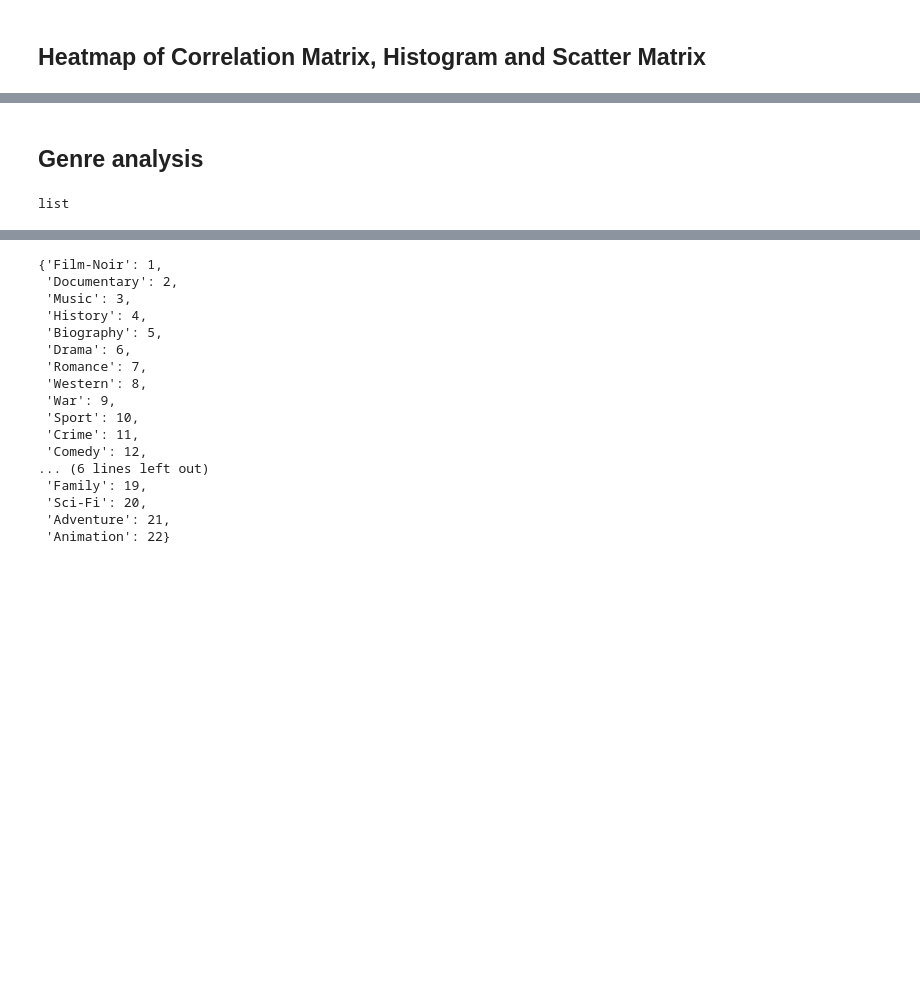
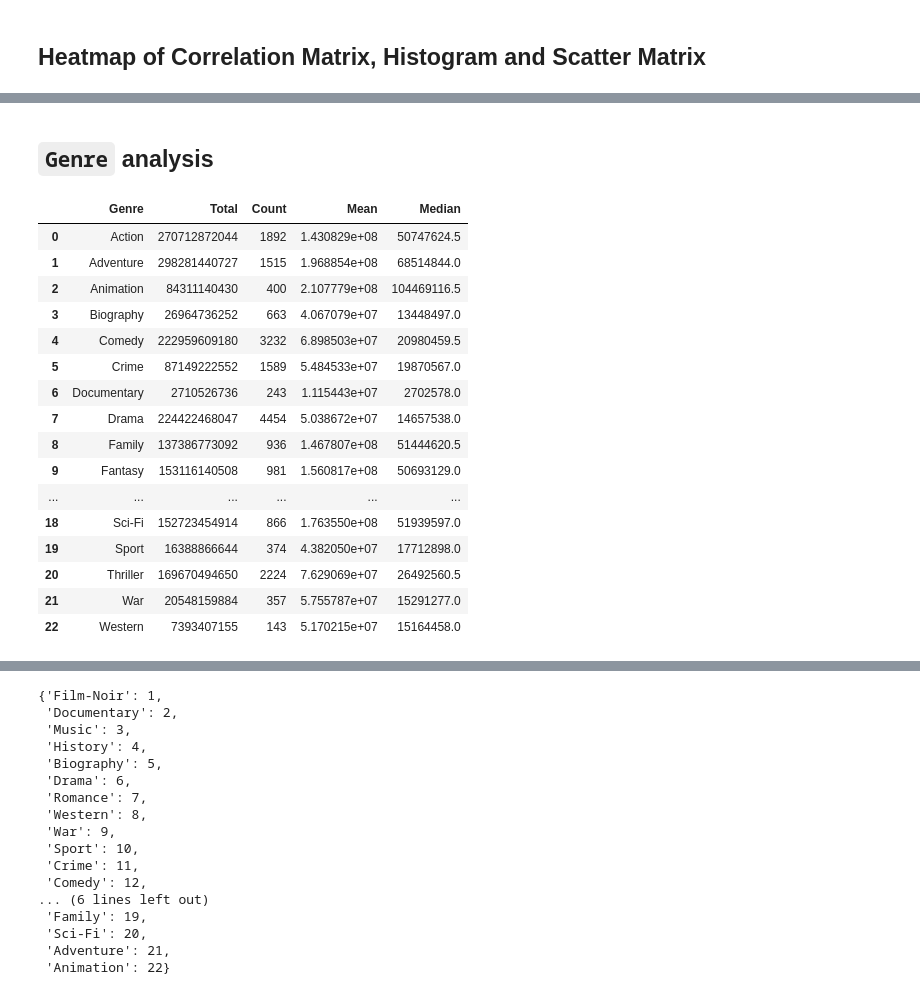
Before and after one commit to theobmgit/bor-prediction-analysis, a Jupyter notebook: notebook/ExploratoryAnalysis.ipynb, the cells around one changed output, grey strips where cells are left out. Saved outputs shown, nothing was run; the diff lists cells and outputs as text; code cells hidden in the pictures; blank space fills up the shorter version.

```diff
--- a/notebook/ExploratoryAnalysis.ipynb
+++ b/notebook/ExploratoryAnalysis.ipynb
@@ -5,14 +3,13 @@ In this part we conduct EDA
 # %%
 import pandas as pd
-import numpy as np
 import seaborn as sns
 import matplotlib.pyplot as plt
-import random
 import warnings
+
 warnings.filterwarnings('ignore')
 sns.set_theme(style="whitegrid")
-data=pd.read_csv('../dataset/processed/cleanedData.csv')
-data.head(2)
+data = pd.read_csv('../dataset/processed/cleaned_data.csv')
+data.head()
 # %% [output]
 |  | Movie_Title | Movie_ID | Budget | Cast | Crew | Studios | Genre | Keywords | Languages | Countries | ... |
 | 0 | Star Wars: Episode VII - The Forc... | 2488496 | 245000000 | ['Daisy Ridley', 'John Boyega', '... | ['Lawrence Kasdan', 'Michael Arnd... | ['Lucasfilm', 'Bad Robot', 'Truen... | ['Action', 'Adventure', 'Sci-Fi'] | ['reboot', 'sanitation employee',... | ['English'] | ['United States'] | ... |
@@ -130,7 +149,24 @@ final=data.copy()
 # %% [markdown]
-## Genre analysis
+## `Genre` analysis
-# %%
-type(data['Genre'][0])
-# %% [output]
-list
+# %%
+genre = parseWithMoneyAndCount(data, 'Genre')
+genre
+# %% [output]
+|  | Genre | Total | Count | Mean | Median |
+| 0 | Action | 270712872044 | 1892 | 1.430829e+08 | 50747624.5 |
+| 1 | Adventure | 298281440727 | 1515 | 1.968854e+08 | 68514844.0 |
+| 2 | Animation | 84311140430 | 400 | 2.107779e+08 | 104469116.5 |
+| 3 | Biography | 26964736252 | 663 | 4.067079e+07 | 13448497.0 |
+| 4 | Comedy | 222959609180 | 3232 | 6.898503e+07 | 20980459.5 |
+| 5 | Crime | 87149222552 | 1589 | 5.484533e+07 | 19870567.0 |
+| 6 | Documentary | 2710526736 | 243 | 1.115443e+07 | 2702578.0 |
+| 7 | Drama | 224422468047 | 4454 | 5.038672e+07 | 14657538.0 |
+| 8 | Family | 137386773092 | 936 | 1.467807e+08 | 51444620.5 |
+| 9 | Fantasy | 153116140508 | 981 | 1.560817e+08 | 50693129.0 |
+| ... | ... | ... | ... | ... | ... |
+| 18 | Sci-Fi | 152723454914 | 866 | 1.763550e+08 | 51939597.0 |
+| 19 | Sport | 16388866644 | 374 | 4.382050e+07 | 17712898.0 |
+| 20 | Thriller | 169670494650 | 2224 | 7.629069e+07 | 26492560.5 |
+| 21 | War | 20548159884 | 357 | 5.755787e+07 | 15291277.0 |
+| 22 | Western | 7393407155 | 143 | 5.170215e+07 | 15164458.0 |
 # %%
```
Also changed, not shown: parts of 129 cells of this notebook, 19 other files.
